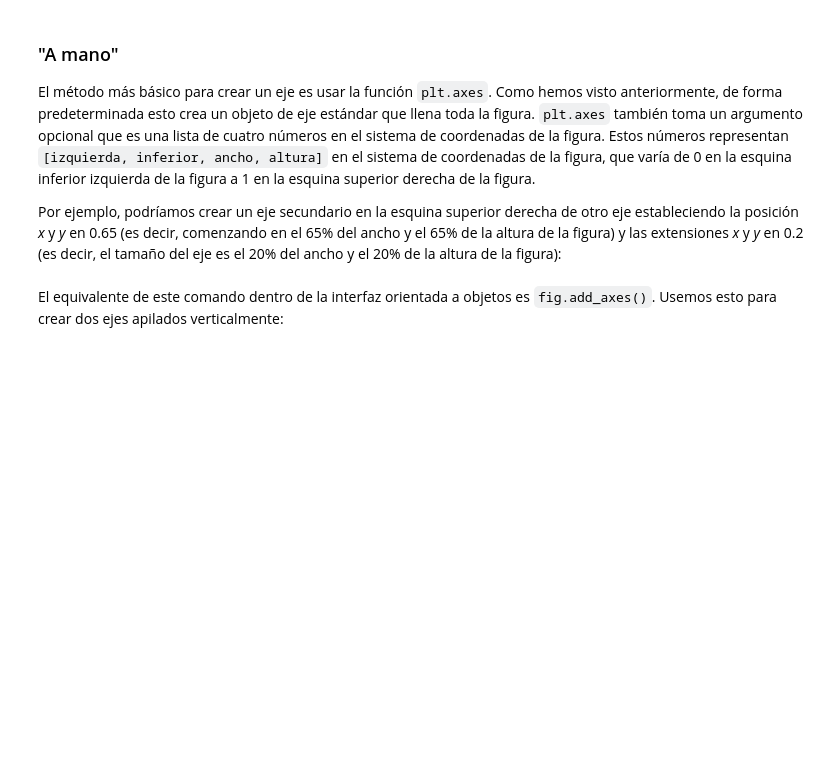
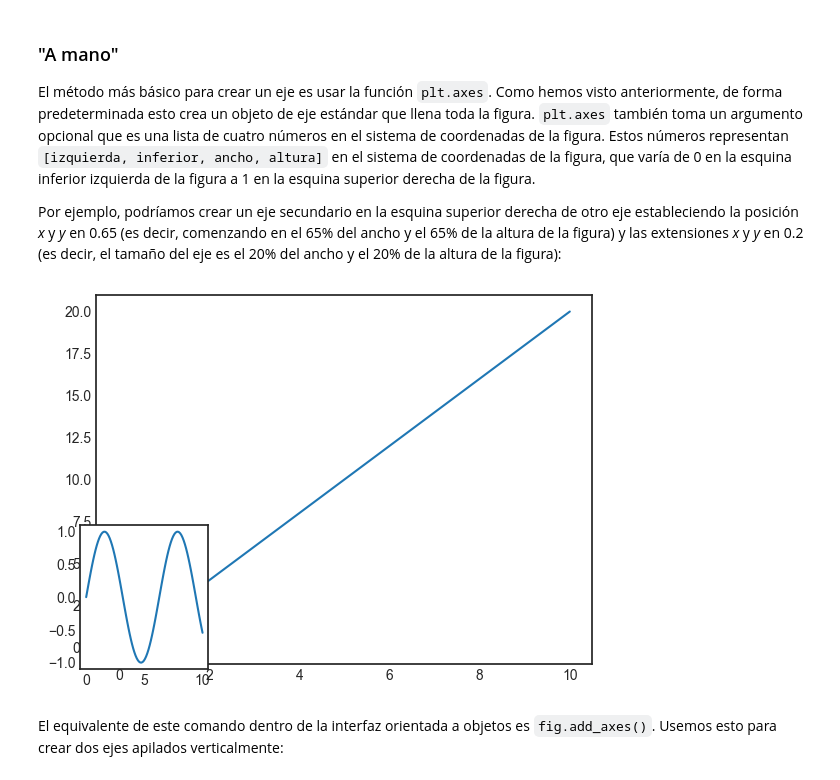
Before and after one commit to MHHsim/DS-Online-Marta-Harana, a Jupyter notebook: 03_Data_Analysis/Sprint_08/Unidad_01_Visualizacion_Basica_Matplotlib/01_Workout/03_Subplots.ipynb, the cells around one changed output. Cells and saved outputs as stored; diff of their text form; code cells hidden in the pictures; blank space fills up the shorter version.

```diff
--- a/03_Data_Analysis/Sprint_08/Unidad_01_Visualizacion_Basica_Matplotlib/01_Workout/03_Subplots.ipynb
+++ b/03_Data_Analysis/Sprint_08/Unidad_01_Visualizacion_Basica_Matplotlib/01_Workout/03_Subplots.ipynb
@@ -16,3 +14,10 @@ Importamos como siempre:
+# %%
+# %matplotlib inline
+import matplotlib.pyplot as plt
+plt.style.use("seaborn-v0_8-white")
+import numpy as np
+# %%
+x = np.linspace(0,10,100)
 # %% [markdown]
 
 ### "A mano"
@@ -23,6 +28,13 @@ Como hemos visto anteriormente, de forma predeterminada esto crea un objeto de e
 Estos números representan ``[izquierda, inferior, ancho, altura]`` en el sistema de coordenadas de la figura, que varía de 0 en la esquina inferior izquierda de la figura a 1 en la esquina superior derecha de la figura.
 
 Por ejemplo, podríamos crear un eje secundario en la esquina superior derecha de otro eje estableciendo la posición *x* y *y* en 0.65 (es decir, comenzando en el 65% del ancho y el 65% de la altura de la figura) y las extensiones *x* y *y* en 0.2 (es decir, el tamaño del eje es el 20% del ancho y el 20% de la altura de la figura):
+# %%
+ax1 = plt.axes()
+ax2 = plt.axes([0.1,0.1,0.2,0.3])
+ax1.plot(x, 2*x)
+ax2.plot(x, np.sin(x));
+# %% [output]
+[figure, added]
 # %% [markdown]
 El equivalente de este comando dentro de la interfaz orientada a objetos es ``fig.add_axes()``. Usemos esto para crear dos ejes apilados verticalmente:
 # %%
```
Also changed, not shown: parts of 8 cells of this notebook.
